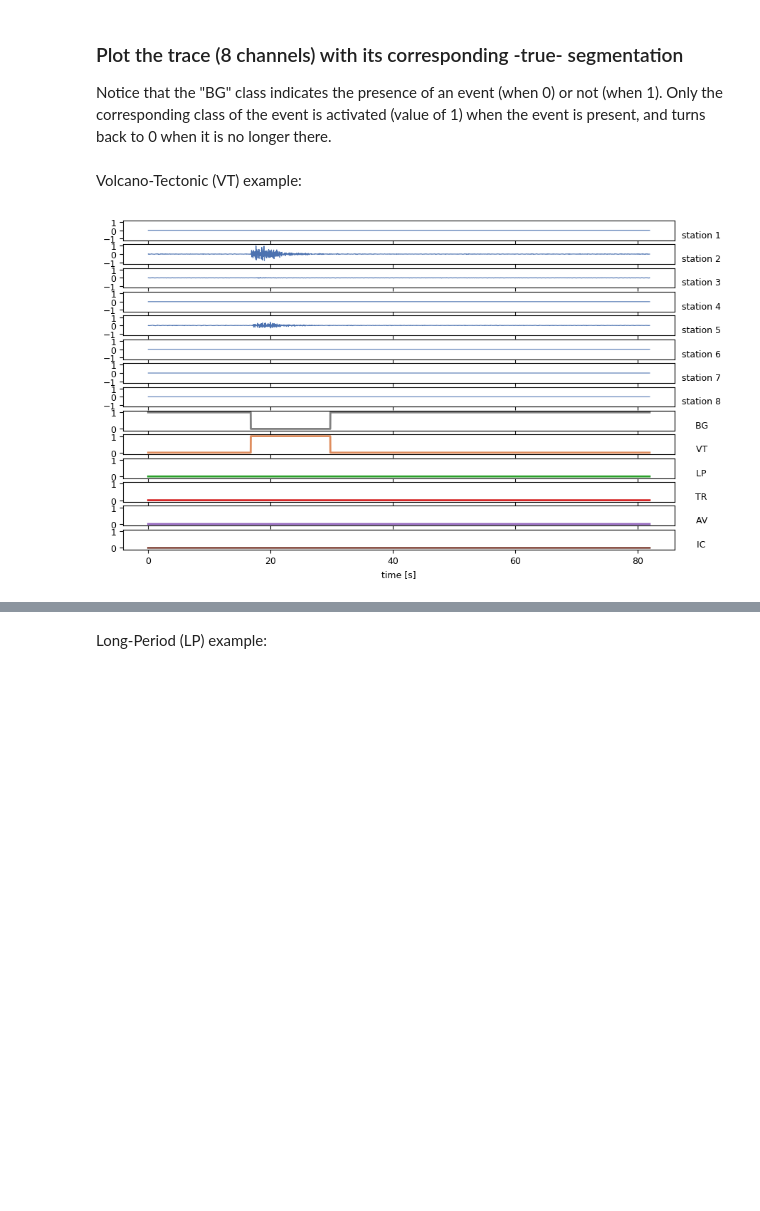
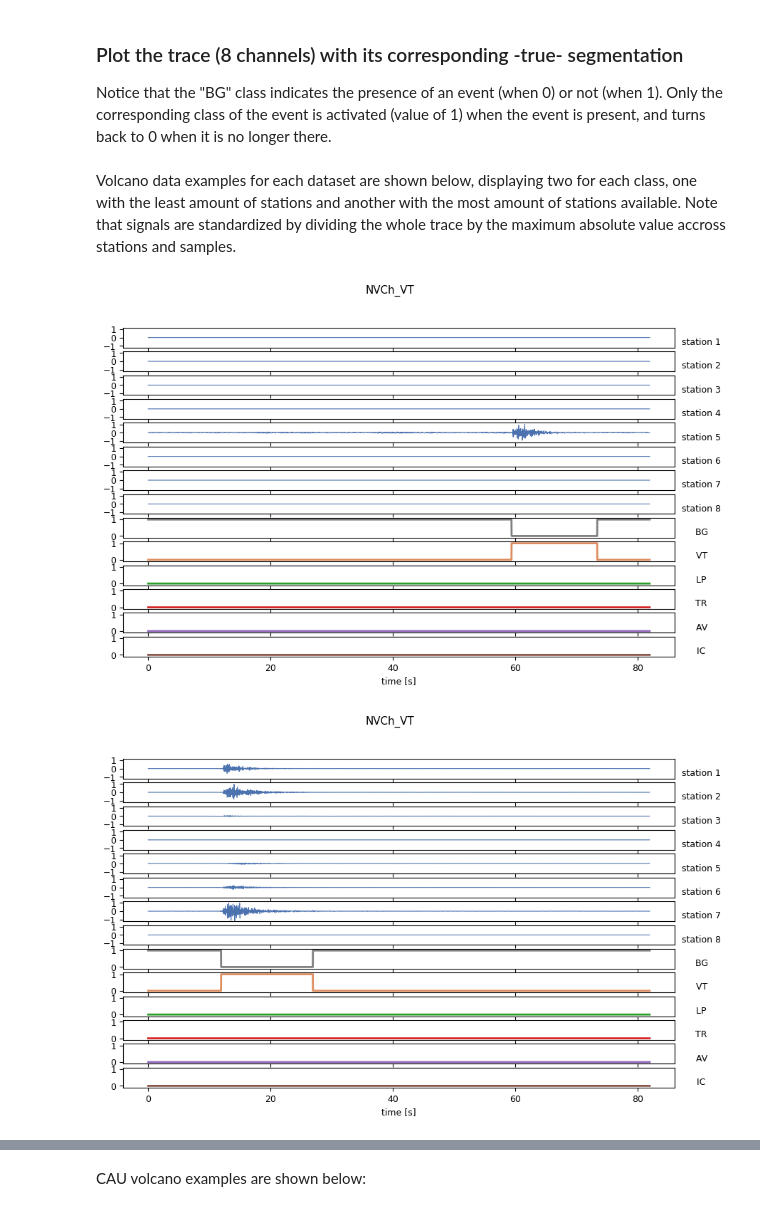
Before and after one commit to camilo-espinosa/volcano-seismic-segmentation, a Jupyter notebook: examples/explore_data.ipynb, the cells around one changed output, grey strips where cells are left out. Drawn from its saved outputs; the diff is of its cells as text; code cells hidden in the pictures; blank space fills up the shorter version.

```diff
--- a/examples/explore_data.ipynb
+++ b/examples/explore_data.ipynb
@@ -30,18 +23,44 @@ example_data = {"VT": "../data/example_VT.npy",
+# %%
+NVCh_data = ["../data/NVCh_VT_1.npy",
+            "../data/NVCh_VT_2.npy",
+            "../data/NVCh_LP_1.npy",
+            "../data/NVCh_LP_2.npy",
+            "../data/NVCh_TR_1.npy",
+            "../data/NVCh_TR_2.npy",
+            "../data/NVCh_AV_1.npy",
+            "../data/NVCh_AV_2.npy",
+            "../data/NVCh_IC_1.npy",
+            "../data/NVCh_IC_2.npy"]
+
+CAU_data = ["../data/CAU_VT_1.npy",
+            "../data/CAU_VT_2.npy",
+            "../data/CAU_LP_1.npy",
+            "../data/CAU_LP_2.npy",
+            "../data/CAU_TR_1.npy",
+            "../data/CAU_TR_2.npy"]
+
+LDM_data = [ "../data/LDM_VT_1.npy",
+            "../data/LDM_VT_2.npy"]
+
+VCA_data = ["../data/VCA_VT_1.npy",
+            "../data/VCA_VT_2.npy"]
 # %% [markdown]
 ### Plot the trace (8 channels) with its corresponding -true- segmentation
 Notice that the "BG" class indicates the presence of an event (when 0) or not (when 1). Only the corresponding class of the event is activated (value of 1) when the event is present, and turns back to 0 when it is no longer there.
-# %% [markdown]
-Volcano-Tectonic (VT) example:
+# %% [markdown]
+Volcano data examples for each dataset are shown below, displaying two for each class, one with the least amount of stations and another with the most amount of stations available. Note that signals are standardized by dividing the whole trace by the maximum absolute value accross stations and samples.
 # %%
-example_trace = np.load(example_data['VT'])
-data_utils.plot_trace(example_trace,
-                        n_stations=8,
-                        save_path=None,
-                        save=False,
-                        title="",
-                        num=0,
-                        dpi=100,
-                        figsize=(10, 6),
-                        font_size=9)
+for i in range(len(NVCh_data)):
+    example_trace = np.load(NVCh_data[i])
+    data_utils.plot_trace(example_trace,
+                            n_stations=8,
+                            save_path=None,
+                            save=False,
+                            title=NVCh_data[i][8:-6],
+                            num=i,
+                            dpi=100,
+                            figsize=(10, 6),
+                            font_size=9)
 # %% [output]
-[figure, old version]
+[figure, new version]
+[figure, added]
@@ -48,3 +75,3 @@ data_utils.plot_trace(example_trace,
-# %% [markdown]
-Long-Period (LP) example:
+# %% [markdown]
+CAU volcano examples are shown below:
 # %%
```
Also changed, not shown: parts of 11 cells of this notebook, 32 other files.
